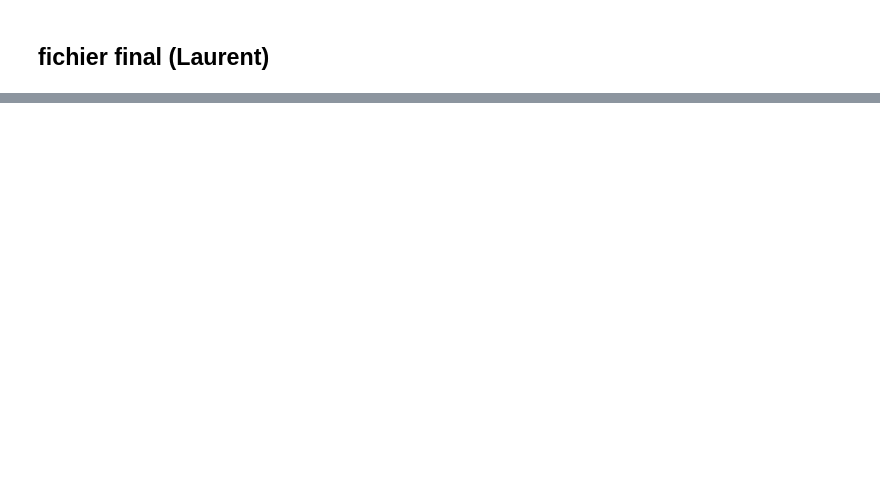
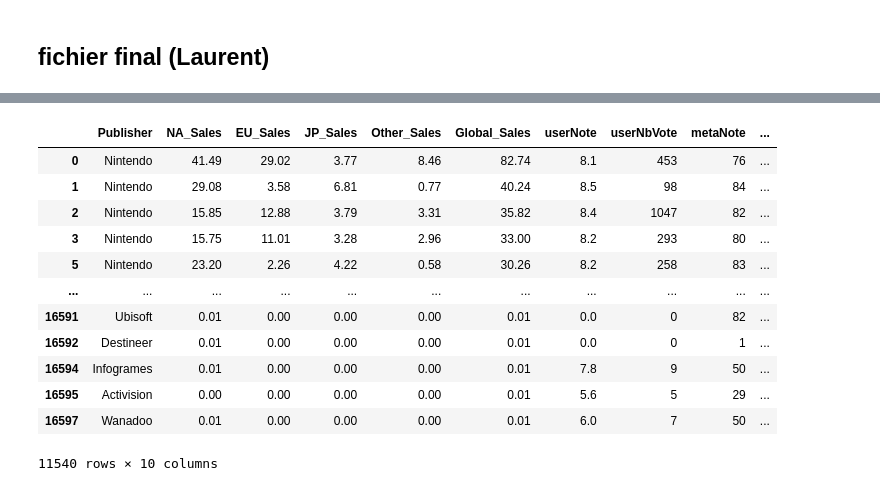
Before and after one commit to Pascal-Thai/GamingSales, a Jupyter notebook: projet gaming_final.ipynb, the cells around one changed output, grey strips where cells are left out. Cells and saved outputs as stored; diff of their text form; code cells hidden in the pictures; blank space fills up the shorter version.

```diff
--- a/projet gaming_final.ipynb
+++ b/projet gaming_final.ipynb
@@ -164,0 +199,26 @@ plt.title("CA global top 10 editeurs");
+# %%
+'''modele linear Regression'''
+
+#groupby Publisher:
+#nety_df = df.drop(['Rank','Name','Year','Genre','Platform'],axis=1)
+#new_df1 = nety_df.groupby('Publisher', as_index=False).agg({'NA_Sales':'sum','EU_Sales':'sum'
+#                                                           ,'JP_Sales':'sum','Other_Sales':'sum'
+#                                                          ,'Global_Sales':'sum'})
+
+#sans groupby:
+new_df2=df.drop(['Rank','Name','Year','Genre','Platform'],axis=1)
+new_df2
+# %% [output]
+|  | Publisher | NA_Sales | EU_Sales | JP_Sales | Other_Sales | Global_Sales | userNote | userNbVote | metaNote | ... |
+| 0 | Nintendo | 41.49 | 29.02 | 3.77 | 8.46 | 82.74 | 8.1 | 453 | 76 | ... |
+| 1 | Nintendo | 29.08 | 3.58 | 6.81 | 0.77 | 40.24 | 8.5 | 98 | 84 | ... |
+| 2 | Nintendo | 15.85 | 12.88 | 3.79 | 3.31 | 35.82 | 8.4 | 1047 | 82 | ... |
+| 3 | Nintendo | 15.75 | 11.01 | 3.28 | 2.96 | 33.00 | 8.2 | 293 | 80 | ... |
+| 5 | Nintendo | 23.20 | 2.26 | 4.22 | 0.58 | 30.26 | 8.2 | 258 | 83 | ... |
+| ... | ... | ... | ... | ... | ... | ... | ... | ... | ... | ... |
+| 16591 | Ubisoft | 0.01 | 0.00 | 0.00 | 0.00 | 0.01 | 0.0 | 0 | 82 | ... |
+| 16592 | Destineer | 0.01 | 0.00 | 0.00 | 0.00 | 0.01 | 0.0 | 0 | 1 | ... |
+| 16594 | Infogrames | 0.01 | 0.00 | 0.00 | 0.00 | 0.01 | 7.8 | 9 | 50 | ... |
+| 16595 | Activision | 0.00 | 0.00 | 0.00 | 0.00 | 0.01 | 5.6 | 5 | 29 | ... |
+| 16597 | Wanadoo | 0.01 | 0.00 | 0.00 | 0.00 | 0.01 | 6.0 | 7 | 50 | ... |
+11540 rows × 10 columns
```
Also changed, not shown: parts of 7 cells of this notebook, 3 other files.
